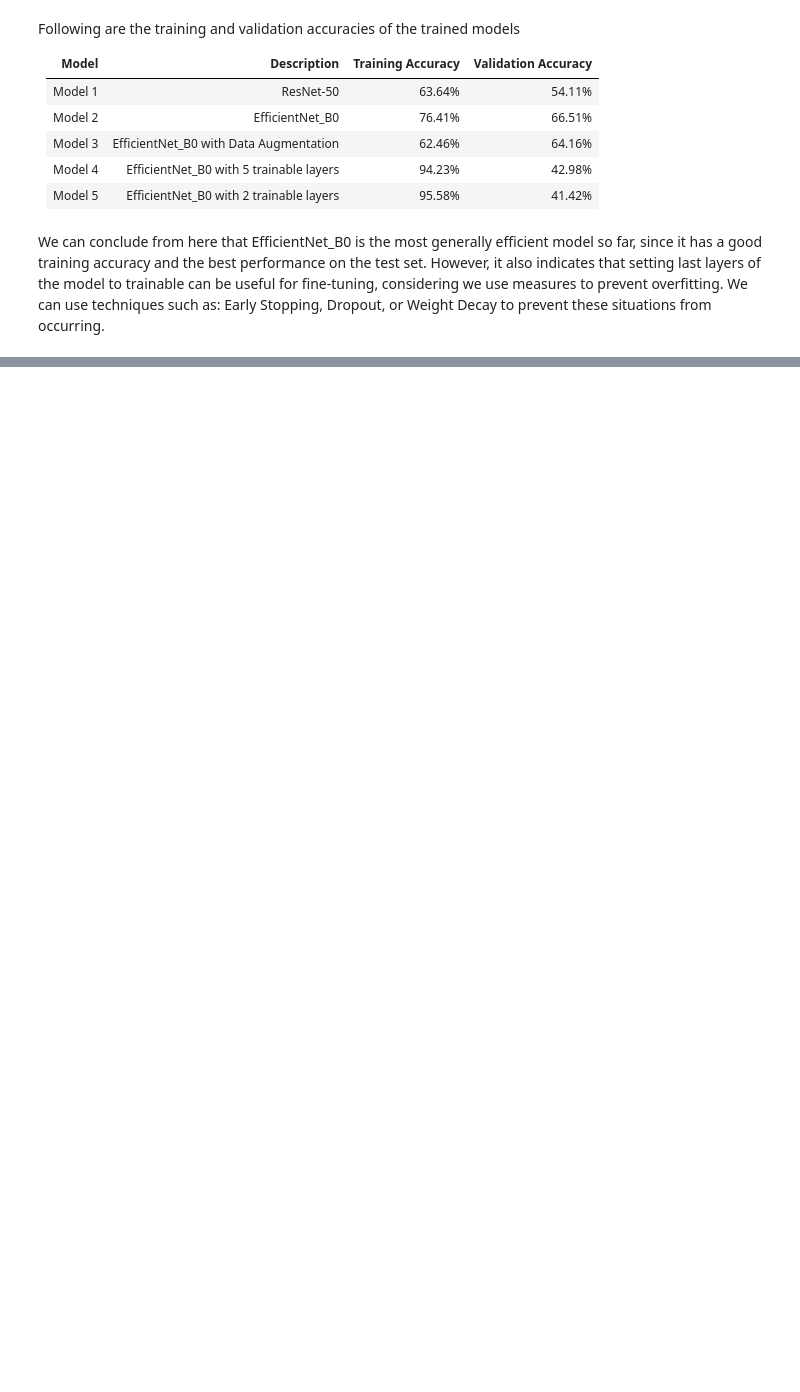
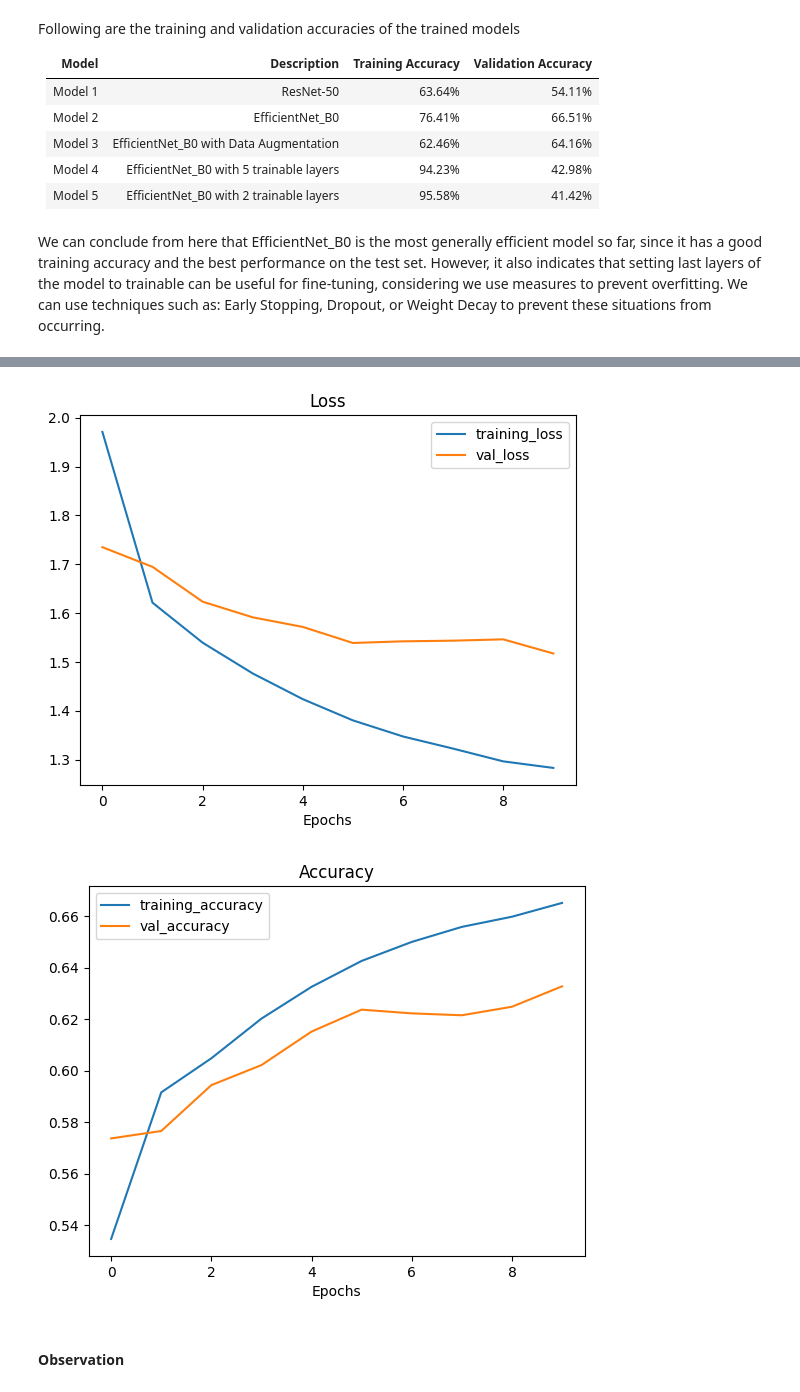
Before and after one commit to CyberSpyderX/Food-Image-Classification, a Jupyter notebook: Food Transformer Fine-Tune.ipynb, the cells around one changed output, grey strips where cells are left out. Drawn from its saved outputs; the diff is of its cells as text; code cells hidden in the pictures; blank space fills up the shorter version.

```diff
--- a/Food Transformer Fine-Tune.ipynb
+++ b/Food Transformer Fine-Tune.ipynb
@@ -551,0 +592,17 @@ We can conclude from here that EfficientNet_B0 is the most generally efficient m
+# %%
+model_Efficientnet_Dense512_256 = tf.keras.Sequential([
+    hub.KerasLayer(EfficientNet, trainable = False, input_shape = (250,250,3), name = 'EfficientNet_B0'), # EfficientNet_B0 Layer
+    tf.keras.layers.Dense(512),                                                                           # Dense layer with 512 neurons
+    tf.keras.layers.Dense(256),                                                                           # Dense layer with 256 neurons
+    tf.keras.layers.Dense(101, activation = 'softmax', name = 'Output_layer')                             # Dense layer with 101 neurons for output
+])
+
+model_Efficientnet_Dense512_256.compile(
+    optimizer = tf.keras.optimizers.Adam(),           # Adam optimizer with default learning rate 0.001
+    loss = tf.keras.losses.CategoricalCrossentropy(), # Categorical crossentropy loss: Since the output label is assigned one-hot category encoding value in form of 0s and 1.
+    metrics = ['accuracy']                            # Accuracy metric to be used for model evaluation
+)
+
+model_Efficientnet_Dense512_256.summary() # Printing the model summary
+
+model_Efficientnet_Dense512_256_model_history = model_Efficientnet_Dense512_256.fit(train_data, validation_data=val_data, epochs = 10, verbose = 1) # Training the model
@@ -551,0 +627,7 @@ We can conclude from here that EfficientNet_B0 is the most generally efficient m
+# %%
+plot_result_curves(model_Efficientnet_Dense512_256_model_history) # Plotting the result curves
+# %% [output]
+[figure, added]
+[figure, added]
+# %% [markdown]
+#### **Observation**
```
Also changed, not shown: parts of 63 cells of this notebook, 1 other file.
